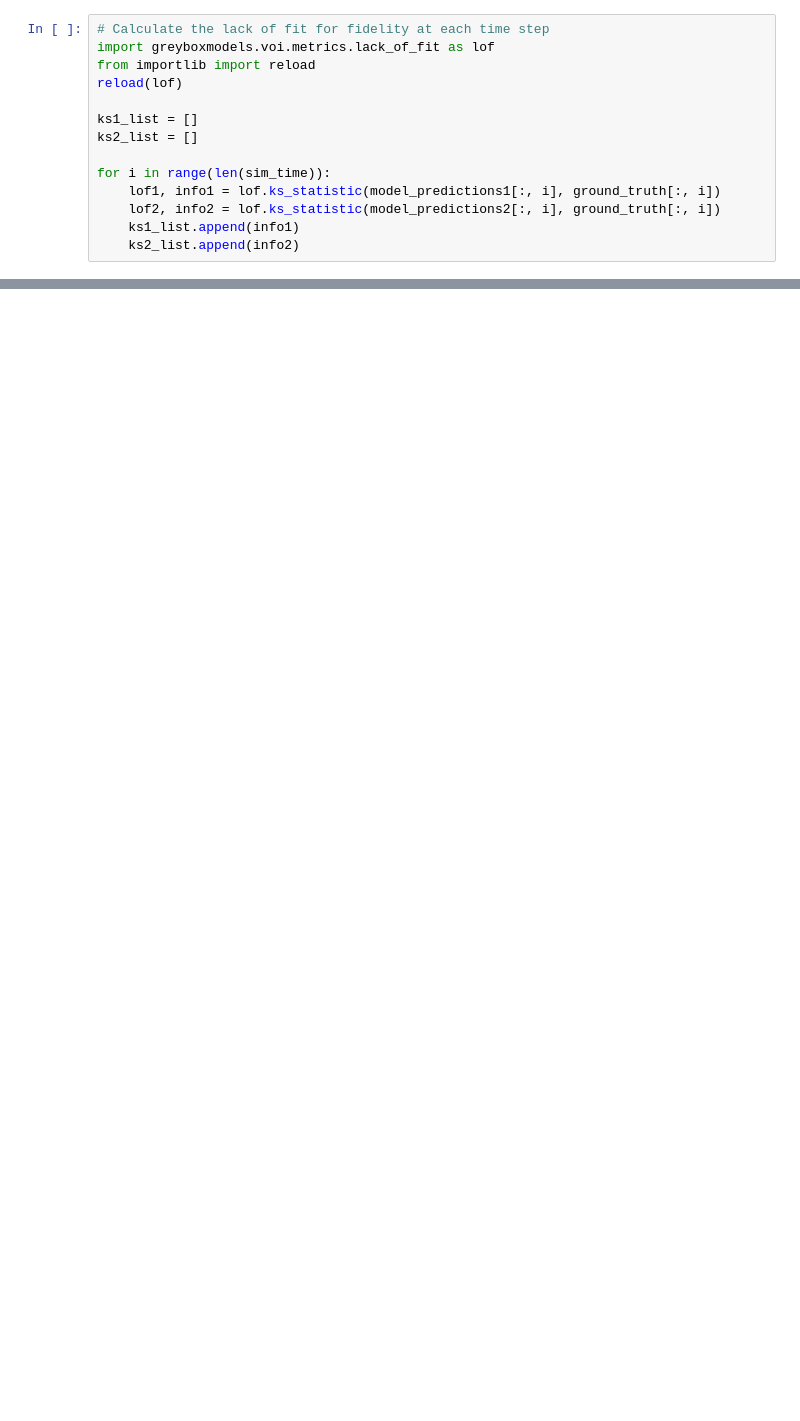
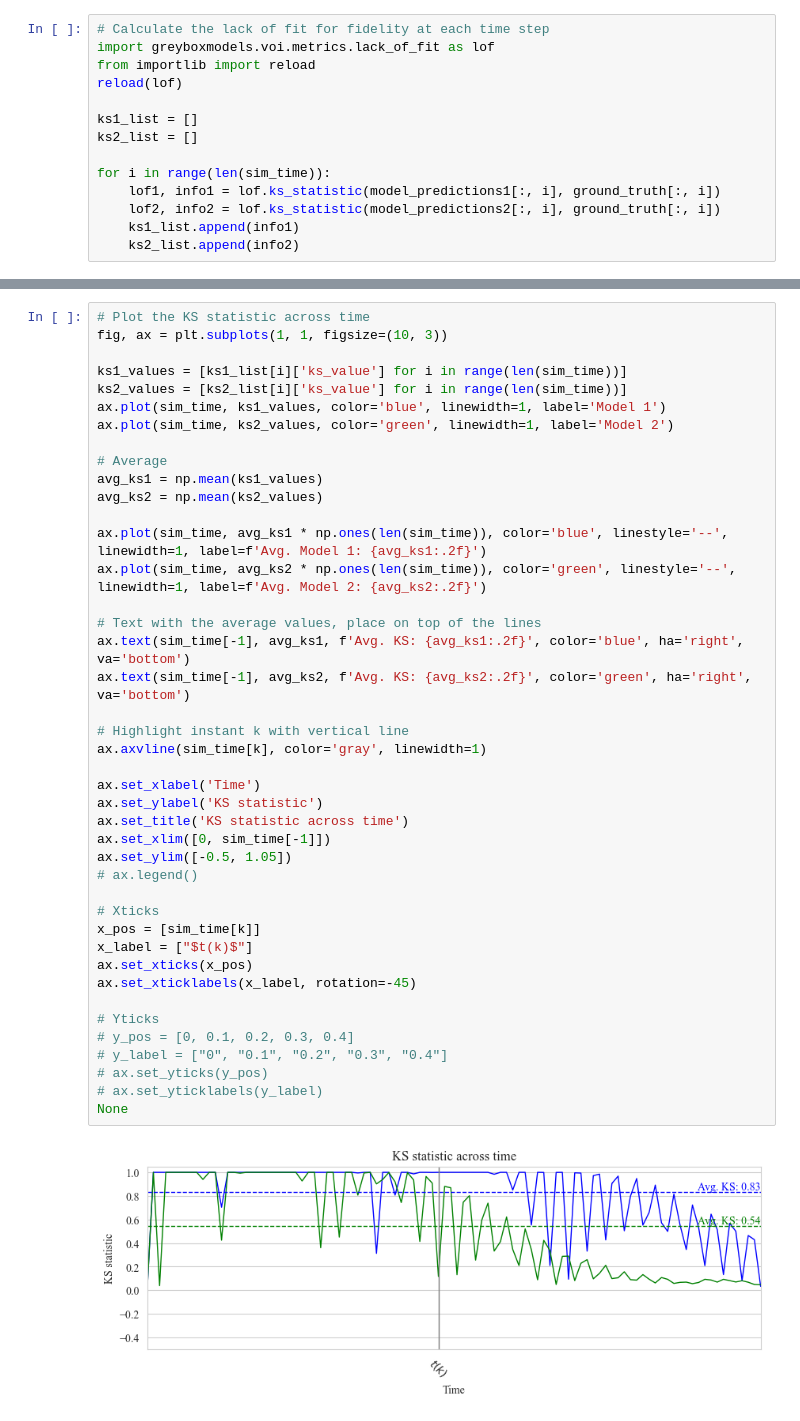
Before and after one commit to jpfutalef/VoI, a Jupyter notebook: notebooks/losses_figures.ipynb, the cells around one changed output, grey strips where cells are left out. Drawn from its saved outputs; the diff is of its cells as text; blank space fills up the shorter version.

```diff
--- a/notebooks/losses_figures.ipynb
+++ b/notebooks/losses_figures.ipynb
@@ -231,0 +221,44 @@ array([0.0007007, 0.0007007, 0.0007007, 0.0007007, 0.0007007, 0.0007007,
+# %%
+# Plot the KS statistic across time
+fig, ax = plt.subplots(1, 1, figsize=(10, 3))
+
+ks1_values = [ks1_list[i]['ks_value'] for i in range(len(sim_time))]
+ks2_values = [ks2_list[i]['ks_value'] for i in range(len(sim_time))]
+ax.plot(sim_time, ks1_values, color='blue', linewidth=1, label='Model 1')
+ax.plot(sim_time, ks2_values, color='green', linewidth=1, label='Model 2')
+
+# Average
+avg_ks1 = np.mean(ks1_values)
+avg_ks2 = np.mean(ks2_values)
+
+ax.plot(sim_time, avg_ks1 * np.ones(len(sim_time)), color='blue', linestyle='--', linewidth=1, label=f'Avg. Model 1: {avg_ks1:.2f}')
+ax.plot(sim_time, avg_ks2 * np.ones(len(sim_time)), color='green', linestyle='--', linewidth=1, label=f'Avg. Model 2: {avg_ks2:.2f}')
+
+# Text with the average values, place on top of the lines
+ax.text(sim_time[-1], avg_ks1, f'Avg. KS: {avg_ks1:.2f}', color='blue', ha='right', va='bottom')
+ax.text(sim_time[-1], avg_ks2, f'Avg. KS: {avg_ks2:.2f}', color='green', ha='right', va='bottom')
+
+# Highlight instant k with vertical line
+ax.axvline(sim_time[k], color='gray', linewidth=1)
+
+ax.set_xlabel('Time')
+ax.set_ylabel('KS statistic')
+ax.set_title('KS statistic across time')
+ax.set_xlim([0, sim_time[-1]])
+ax.set_ylim([-0.5, 1.05])
+# ax.legend()
+
+# Xticks
+x_pos = [sim_time[k]]
+x_label = ["$t(k)$"]
+ax.set_xticks(x_pos)
+ax.set_xticklabels(x_label, rotation=-45)
+
+# Yticks
+# y_pos = [0, 0.1, 0.2, 0.3, 0.4]
+# y_label = ["0", "0.1", "0.2", "0.3", "0.4"]
+# ax.set_yticks(y_pos)
+# ax.set_yticklabels(y_label)
+None
+# %% [output]
+[figure, added]
```
Also changed, not shown: parts of 5 cells of this notebook, 7 other files.
